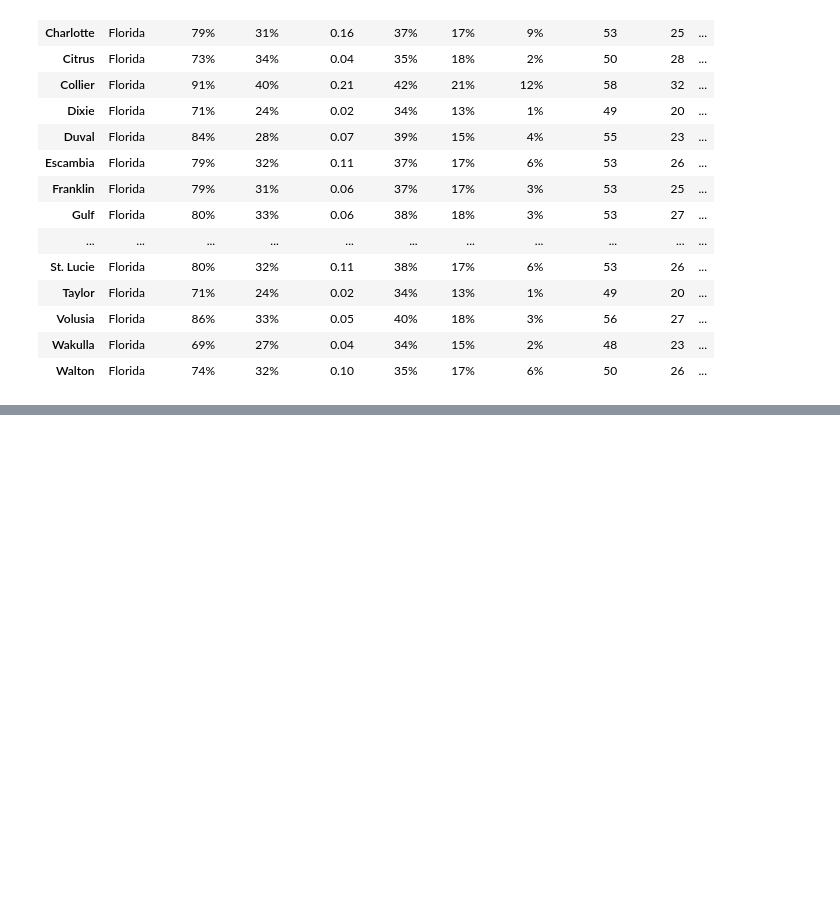
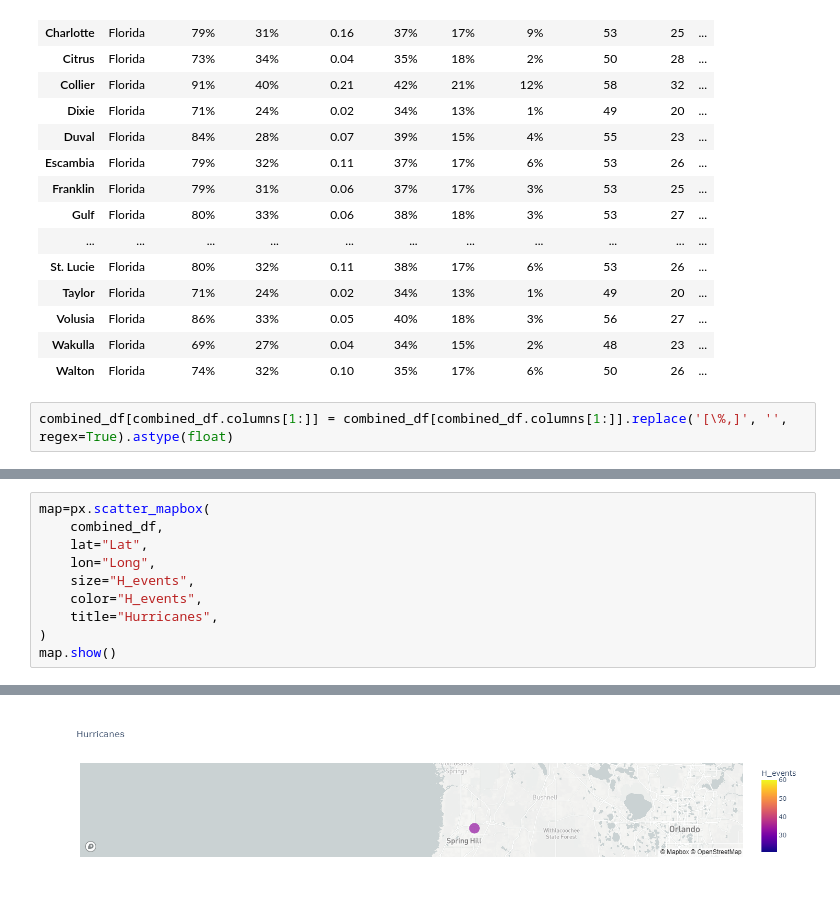
Before and after one commit to FN-1337/Hurricane_Landfall, a Jupyter notebook: cleaning.ipynb, the cells around one changed output, grey strips where cells are left out. Drawn from its saved outputs; the diff is of its cells as text; blank space fills up the shorter version.

Commit message:
hurricane map

```diff
--- a/cleaning.ipynb
+++ b/cleaning.ipynb
@@ -91,3 +97,5 @@ combined_df
 | Volusia | Florida | 86% | 33% | 0.05 | 40% | 18% | 3% | 56 | 27 | ... |
 | Wakulla | Florida | 69% | 27% | 0.04 | 34% | 15% | 2% | 48 | 23 | ... |
 | Walton | Florida | 74% | 32% | 0.10 | 35% | 17% | 6% | 50 | 26 | ... |
+# %%
+combined_df[combined_df.columns[1:]] = combined_df[combined_df.columns[1:]].replace('[\%,]', '', regex=True).astype(float)
@@ -93,0 +123,11 @@ combined_df
+# %%
+map=px.scatter_mapbox(
+    combined_df,
+    lat="Lat",
+    lon="Long",
+    size="H_events",
+    color="H_events",
+    title="Hurricanes",
+)
+map.show()
+# %% [output]
@@ -93,0 +135 @@ combined_df
+[figure, added]
```
Also changed, not shown: parts of 3 cells of this notebook, 1 other file.
